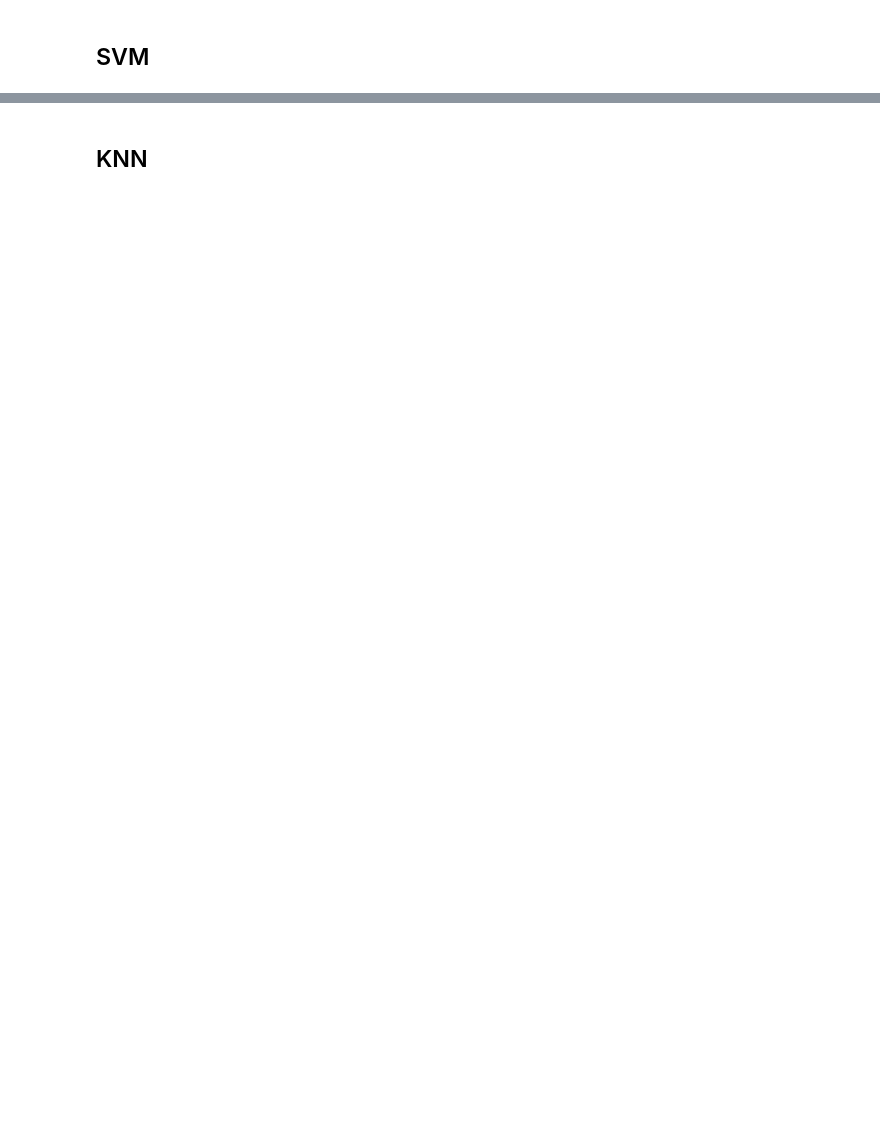
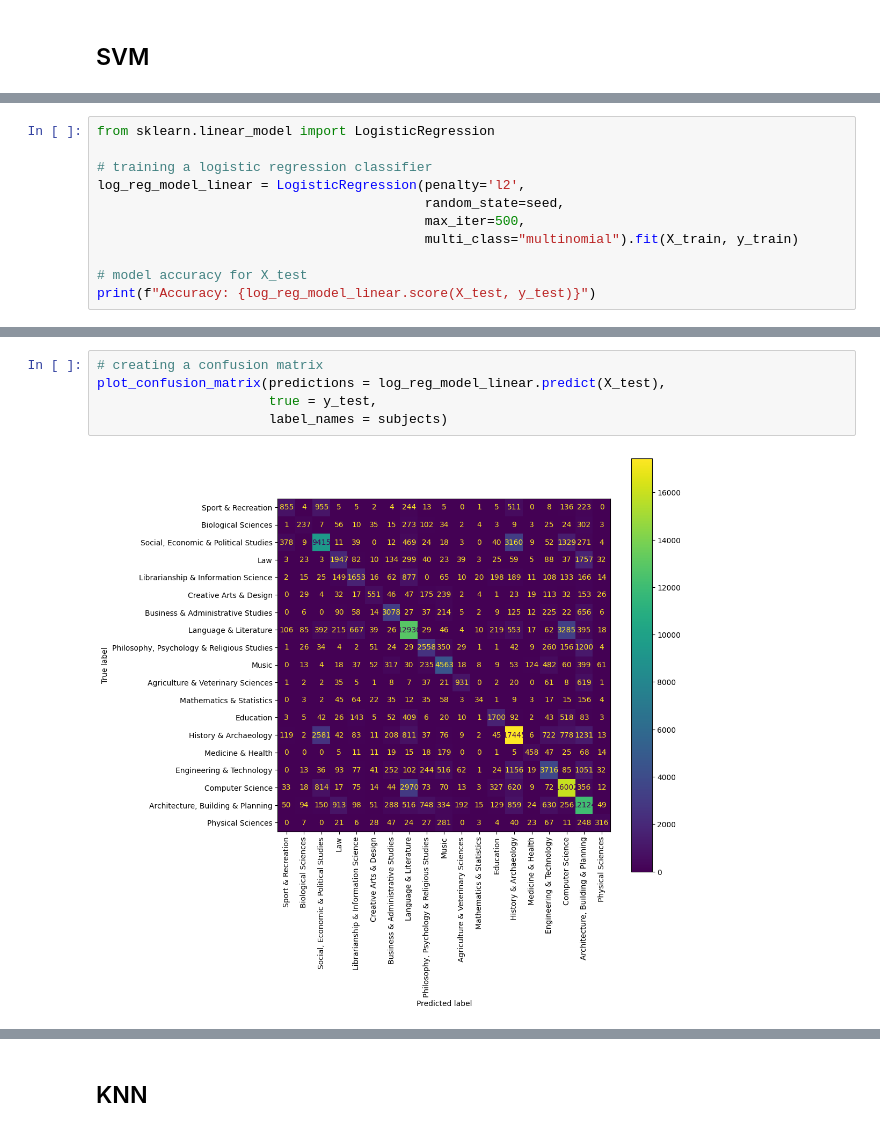
Before and after one commit to rchan26/ethos_TDS, a Jupyter notebook: notebooks/subject_classification.ipynb, the cells around one changed output, grey strips where cells are left out. Cells and saved outputs as stored; diff of their text form; blank space fills up the shorter version.

```diff
--- a/notebooks/subject_classification.ipynb
+++ b/notebooks/subject_classification.ipynb
@@ -188,0 +196,11 @@ cm_display = ConfusionMatrixDisplay(cm, display_labels=set(labels)).plot(ax=ax,
+# %%
+from sklearn.linear_model import LogisticRegression
+
+# training a logistic regression classifier
+log_reg_model_linear = LogisticRegression(penalty='l2',
+                                          random_state=seed,
+                                          max_iter=500,
+                                          multi_class="multinomial").fit(X_train, y_train)
+
+# model accuracy for X_test
+print(f"Accuracy: {log_reg_model_linear.score(X_test, y_test)}")
@@ -188,0 +216,7 @@ cm_display = ConfusionMatrixDisplay(cm, display_labels=set(labels)).plot(ax=ax,
+# %%
+# creating a confusion matrix
+plot_confusion_matrix(predictions = log_reg_model_linear.predict(X_test),
+                      true = y_test,
+                      label_names = subjects)
+# %% [output]
+[figure, added]
```
Also changed, not shown: parts of 46 cells of this notebook, 5 other files.
